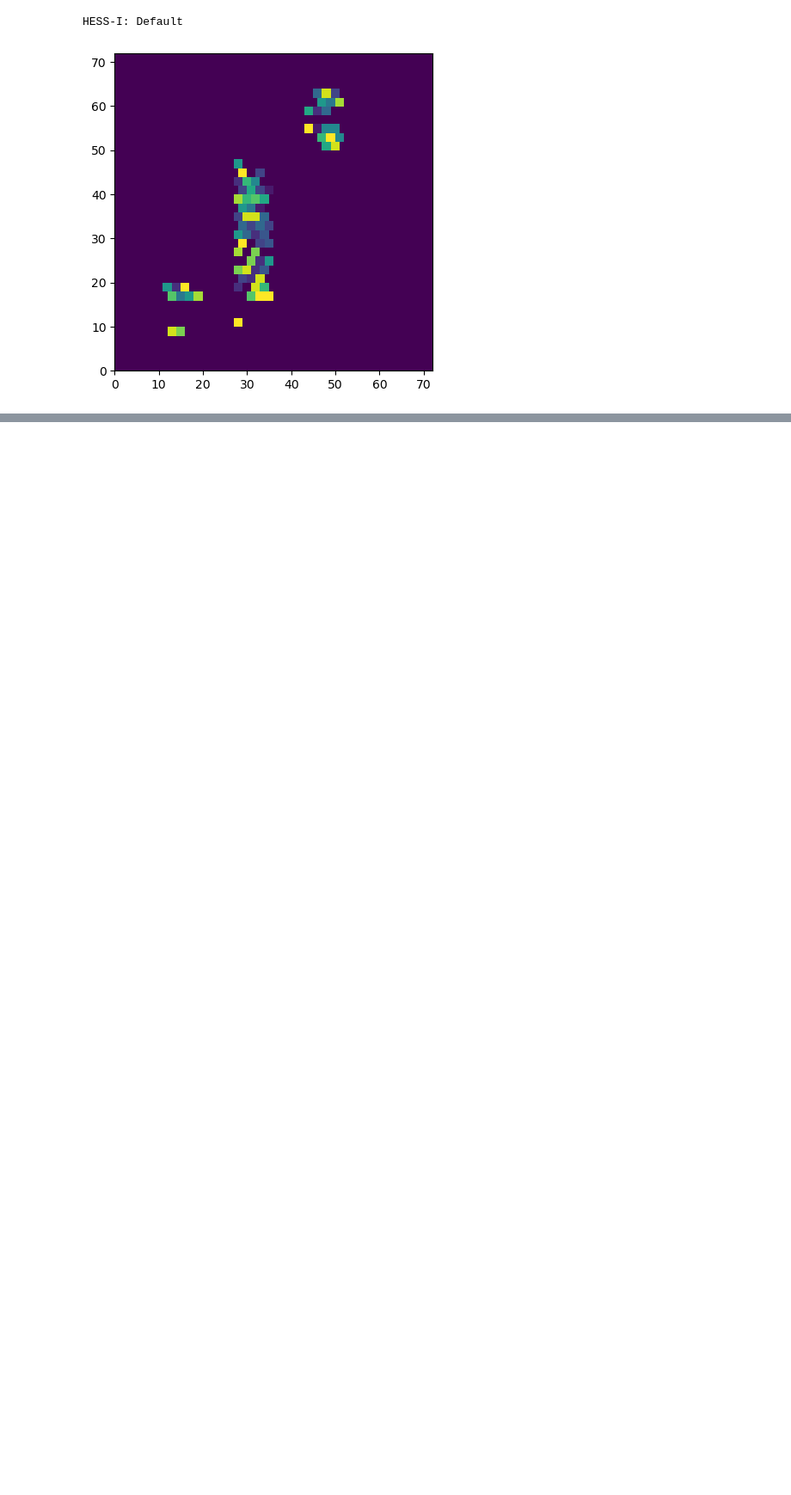
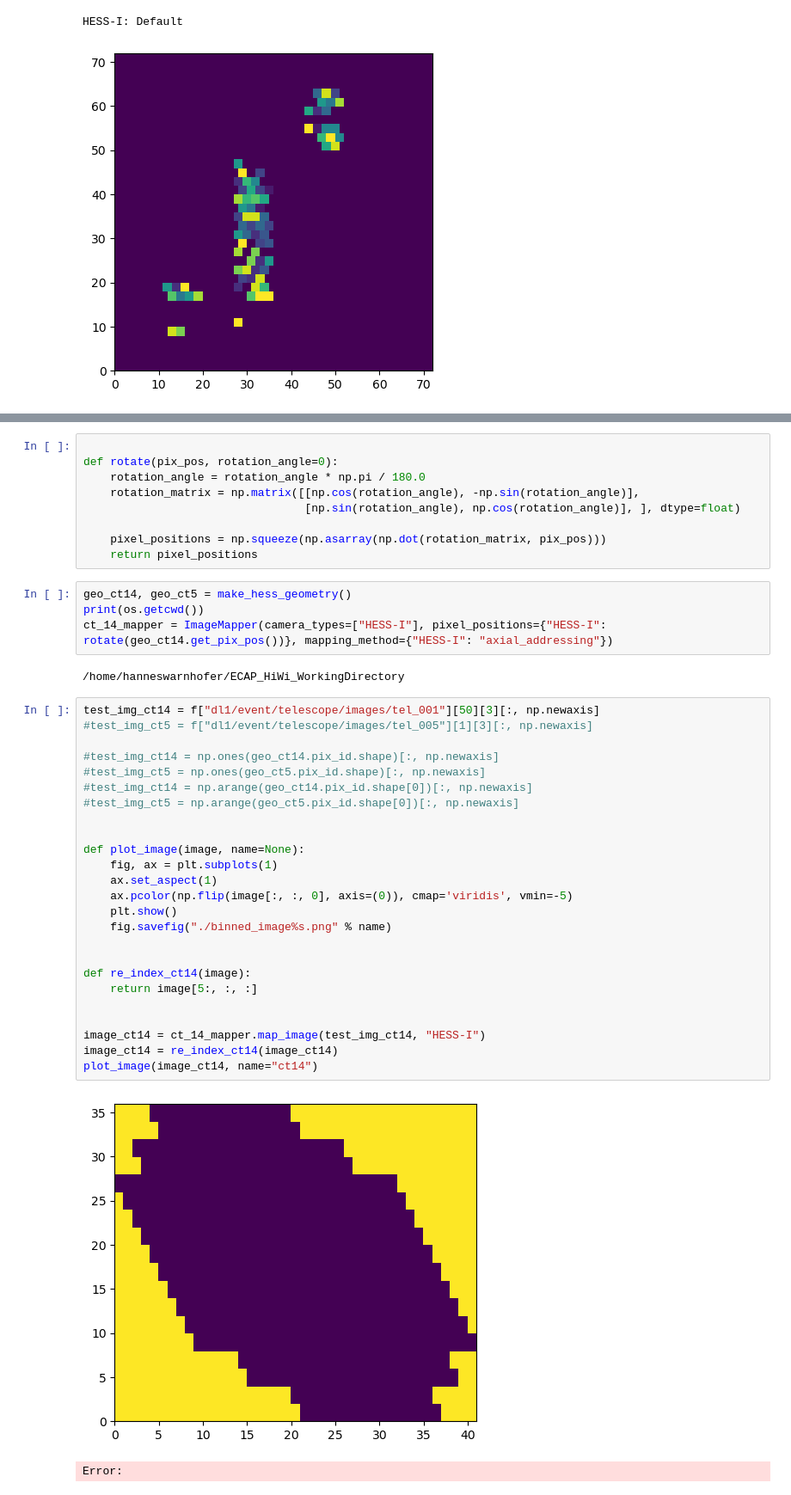
Before and after one commit to hanneswarnhofer/ECAP_HiWi_WorkingDirectory, a Jupyter notebook: TestNotebook.ipynb, the cells around one changed output, grey strips where cells are left out. Shown: that part at 86% size. Saved outputs shown, nothing was run; the diff lists cells and outputs as text; blank space fills up the shorter version.

```diff
--- a/TestNotebook.ipynb
+++ b/TestNotebook.ipynb
@@ -771,0 +1334,43 @@ HESS-I: Default
+# %%
+
+def rotate(pix_pos, rotation_angle=0):
+    rotation_angle = rotation_angle * np.pi / 180.0
+    rotation_matrix = np.matrix([[np.cos(rotation_angle), -np.sin(rotation_angle)],
+                                 [np.sin(rotation_angle), np.cos(rotation_angle)], ], dtype=float)
+
+    pixel_positions = np.squeeze(np.asarray(np.dot(rotation_matrix, pix_pos)))
+    return pixel_positions
+# %%
+geo_ct14, geo_ct5 = make_hess_geometry()
+print(os.getcwd())
+ct_14_mapper = ImageMapper(camera_types=["HESS-I"], pixel_positions={"HESS-I": rotate(geo_ct14.get_pix_pos())}, mapping_method={"HESS-I": "axial_addressing"})
+# %% [output]
+/home/hanneswarnhofer/ECAP_HiWi_WorkingDirectory
+# %%
+test_img_ct14 = f["dl1/event/telescope/images/tel_001"][50][3][:, np.newaxis]
+#test_img_ct5 = f["dl1/event/telescope/images/tel_005"][1][3][:, np.newaxis]
+
+#test_img_ct14 = np.ones(geo_ct14.pix_id.shape)[:, np.newaxis]
+#test_img_ct5 = np.ones(geo_ct5.pix_id.shape)[:, np.newaxis]
+#test_img_ct14 = np.arange(geo_ct14.pix_id.shape[0])[:, np.newaxis]
+#test_img_ct5 = np.arange(geo_ct5.pix_id.shape[0])[:, np.newaxis]
+
+
+def plot_image(image, name=None):
+    fig, ax = plt.subplots(1)
+    ax.set_aspect(1)
+    ax.pcolor(np.flip(image[:, :, 0], axis=(0)), cmap='viridis', vmin=-5)
+    plt.show()
+    fig.savefig("./binned_image%s.png" % name)
+
+
+def re_index_ct14(image):
+    return image[5:, :, :]
+
+
+image_ct14 = ct_14_mapper.map_image(test_img_ct14, "HESS-I")
+image_ct14 = re_index_ct14(image_ct14)
+plot_image(image_ct14, name="ct14")
+# %% [output]
+[figure, added]
+Error:
```
Also changed, not shown: parts of 38 cells of this notebook, 9 other files.
